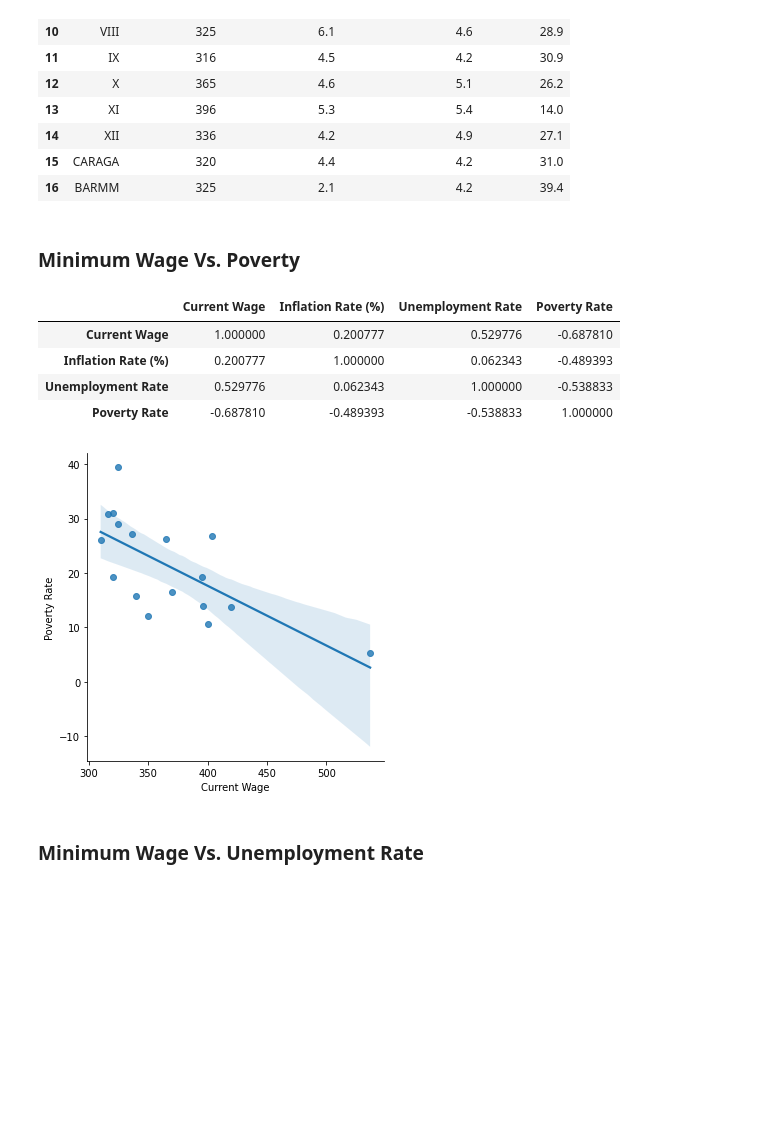
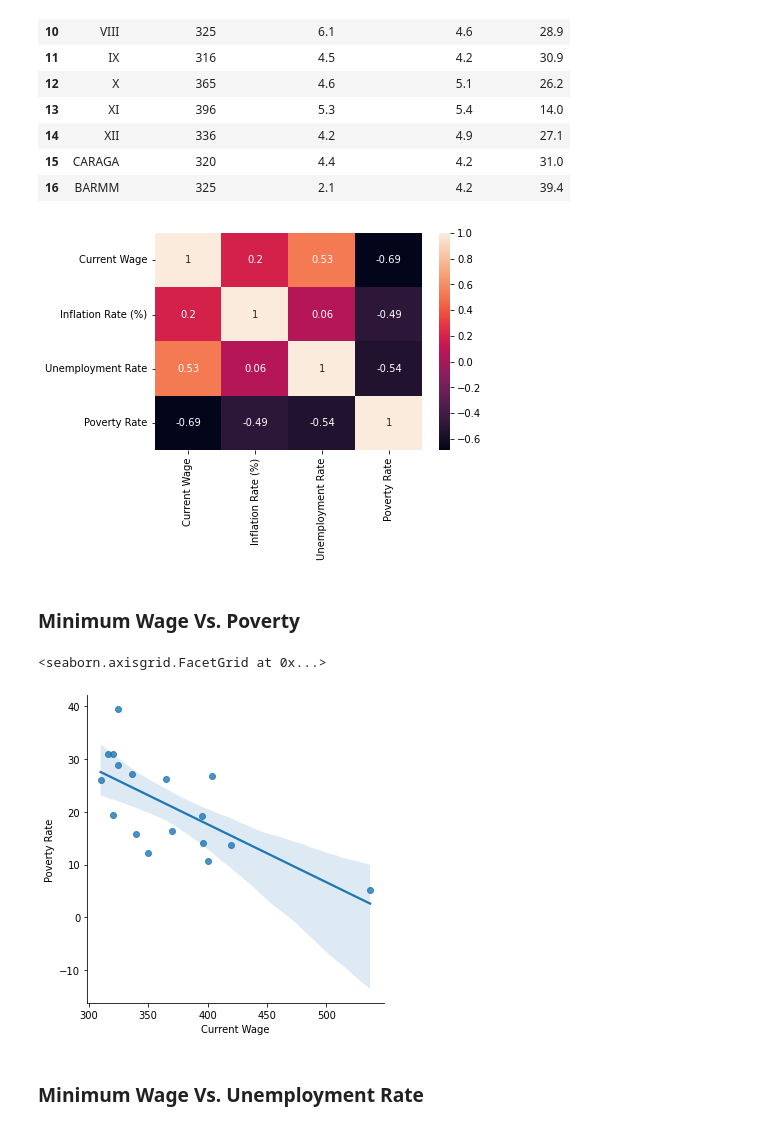
Before and after one commit to kryzlerahne/IT3205_FilipinoDataAlliance, a Jupyter notebook: Codes/The_Future_Pay_Visualizations.ipynb, the cells around one changed output. Drawn from its saved outputs; the diff is of its cells as text; code cells hidden in the pictures; blank space fills up the shorter version.

Commit message:
Added Correlation Matrix

```diff
--- a/Codes/The_Future_Pay_Visualizations.ipynb
+++ b/Codes/The_Future_Pay_Visualizations.ipynb
@@ -495,21 +495,22 @@ display(df.iloc[0:])
 | 14 | XII | 336 | 4.2 | 4.9 | 27.1 |
 | 15 | CARAGA | 320 | 4.4 | 4.2 | 31.0 |
 | 16 | BARMM | 325 | 2.1 | 4.2 | 39.4 |
+# %%
+#Correlation and Heatmap Matrix
+corMatrix = df.corr().round(2)
+sns.heatmap(corMatrix, annot=True)
+#sns.heatmap(corMatrix, annot=True, vmax=1, vmin=-1, center=0, cmap='vlag')
+plt.show()
+# %% [output]
+[figure, added]
 # %% [markdown]
 ### Minimum Wage Vs. Poverty
 # %%
 #Linear Regression
 sns.lmplot(x="Current Wage", y="Poverty Rate", data=df)
-
-#Correlation and Heatmap Matrix
-df.corr()
 # %% [output]
-|  | Current Wage | Inflation Rate (%) | Unemployment Rate | Poverty Rate |
-| Current Wage | 1.000000 | 0.200777 | 0.529776 | -0.687810 |
-| Inflation Rate (%) | 0.200777 | 1.000000 | 0.062343 | -0.489393 |
-| Unemployment Rate | 0.529776 | 0.062343 | 1.000000 | -0.538833 |
-| Poverty Rate | -0.687810 | -0.489393 | -0.538833 | 1.000000 |
+<seaborn.axisgrid.FacetGrid at 0x...>
-[figure, old version]
+[figure, new version]
 # %% [markdown]
 ### Minimum Wage Vs. Unemployment Rate
 # %%
```
